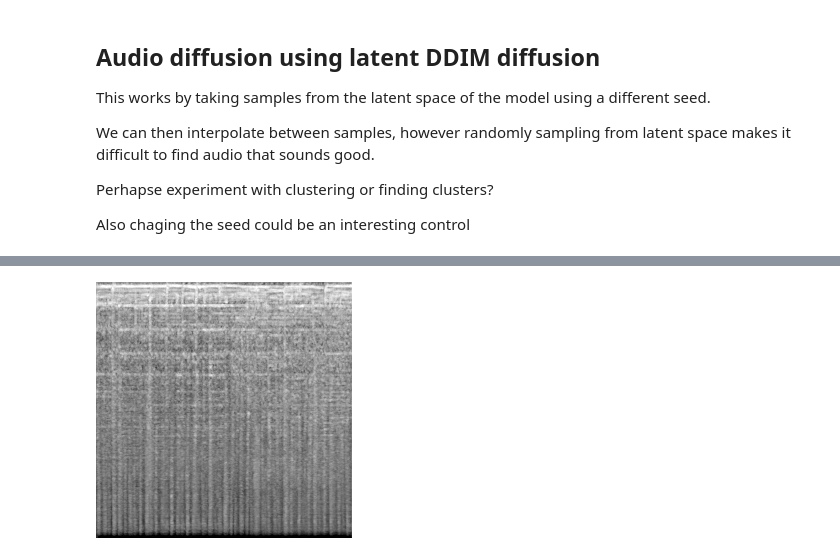
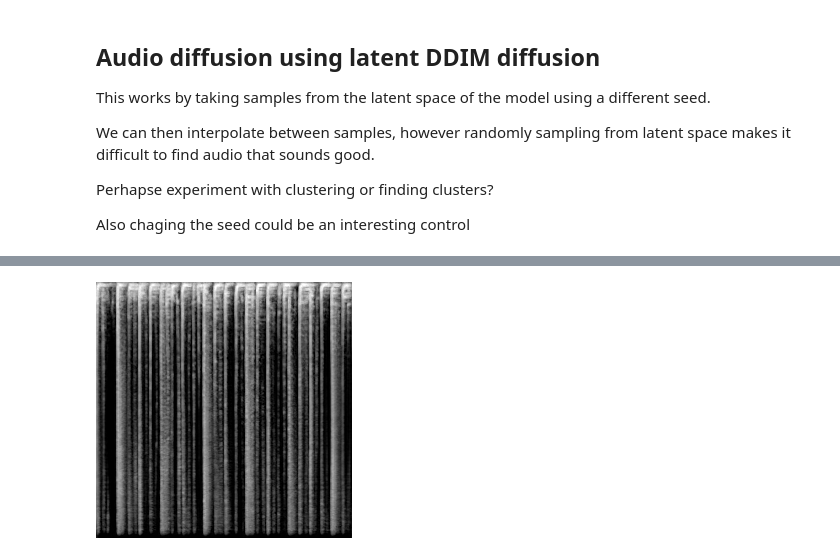
Before and after one commit to danhearn/diffusertrack, a Jupyter notebook: audio_diffusion_vae_ddim.ipynb, the cells around one changed output, grey strips where cells are left out. Saved outputs shown, nothing was run; the diff lists cells and outputs as text; code cells hidden in the pictures.

Commit message:
clustering_vae_implemented

```diff
--- a/audio_diffusion_vae_ddim.ipynb
+++ b/audio_diffusion_vae_ddim.ipynb
@@ -44,10 +83,10 @@ Defaulting to unsafe serialization. Pass `allow_pickle=False` to raise an error
 # %%
 #encode images in latent space
-encoded_images = []
+decoded_images = []
 
 for i in range(10):
     generator = torch.Generator(device="cuda").manual_seed(random.randint(0, 1000))
-    encoded_images.append(
+    decoded_images.append(
         torch.randn(
             (1, audio_diffusion.unet.in_channels, audio_diffusion.unet.sample_size[0], audio_diffusion.unet.sample_size[1]),
             generator=generator,
@@ -55,0 +157,9 @@ for i in range(10):
+# %%
+from sklearn.cluster import KMeans
+
+# Specify the number of clusters
+n_clusters = 4
+kmeans = KMeans(n_clusters=n_clusters, random_state=42)
+
+# Fit the clustering model to the latent vectors
+cluster_labels = kmeans.fit_predict(latent_vectors.cpu().numpy())
@@ -56,10 +183,26 @@ for i in range(10):
+# %%
+# Choose a latent vector from Cluster 1
+cluster_1_indices = [i for i, label in enumerate(cluster_labels) if label == 0]  # Adjust to select the desired cluster
+latent1 = latent_vectors[cluster_1_indices[0]]  # Use the first vector in Cluster 1
+# Ensure the latent vector matches the unet input requirements
+latent1 = latent1.view(1, audio_diffusion.unet.config.in_channels, audio_diffusion.unet.sample_size[0], audio_diffusion.unet.sample_size[1])
+# %%
+# Choose a latent vector from Cluster 1
+cluster_2_indices = [i for i, label in enumerate(cluster_labels) if label == 3]  # Adjust to select the desired cluster
+latent2 = latent_vectors[cluster_2_indices[0]]
+# Ensure the latent vector matches the unet input requirements
+latent2 = latent2.view(1, audio_diffusion.unet.config.in_channels, audio_diffusion.unet.sample_size[0], audio_diffusion.unet.sample_size[1])
 # %%
-alpha = 0.5  #@param {type:"slider", min:0, max:1, step:0.1}
+from IPython.display import display, Audio
+
+alpha = 0.1  #@param {type:"slider", min:0, max:1, step:0.1}
+generator = torch.Generator(device="cpu").manual_seed(42)
+
 output = audio_diffusion(steps=10,
-    noise=audio_diffusion.slerp(encoded_images[1], encoded_images[4], alpha),
+    noise=AudioDiffusionPipeline.slerp(latent1, latent2, alpha),
     generator=generator)
 display(output.images[0])
 display(Audio(output.audios[0], rate=audio_diffusion.mel.get_sample_rate()))
 # %% [output]
-[figure, old version]
+[figure, new version]
 [interactive output not drawn]
```
Also changed, not shown: parts of 6 cells of this notebook.
